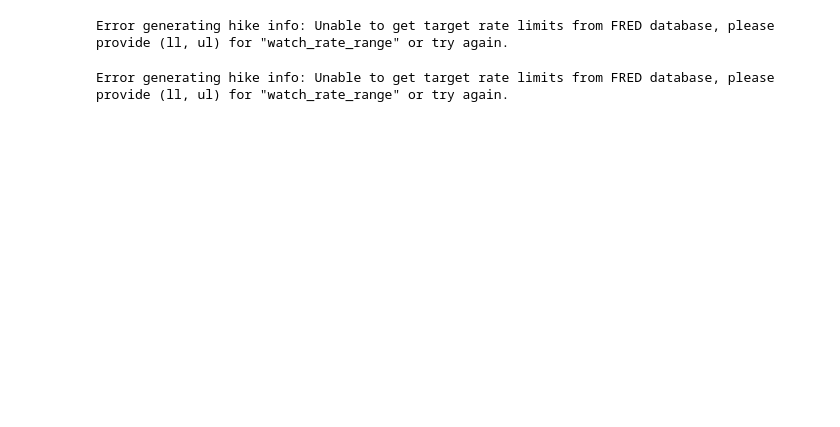
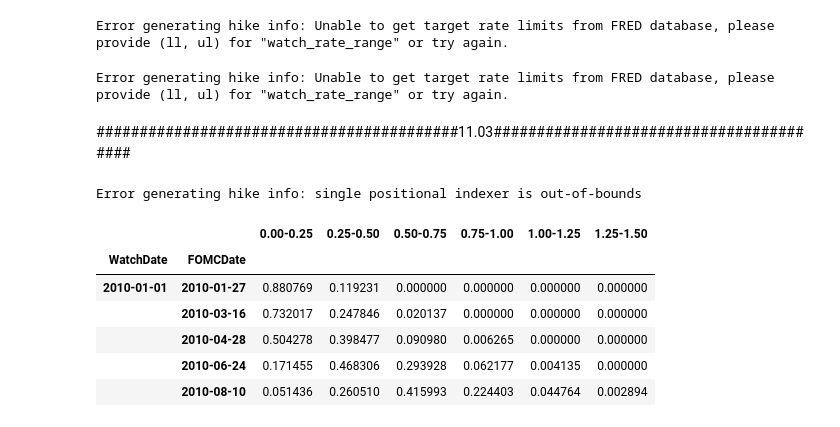
Before and after one commit to baksben/pyfedwatch, a Jupyter notebook: notebooks/Ben's_copy.ipynb, the cells around one changed output. Cells and saved outputs as stored; diff of their text form; code cells hidden in the pictures; blank space fills up the shorter version.

```diff
--- a/notebooks/Ben's_copy.ipynb
+++ b/notebooks/Ben's_copy.ipynb
@@ -777,12 +763,17 @@ pbar.close()  # Close the progress bar when the loop is finished
 # %% [output]
 Error generating hike info: Unable to get target rate limits from FRED database, please provide (ll, ul) for "watch_rate_range" or try again.
+# %% [markdown]
+##########################################11.03########################################
 # %%
 import pandas as pd
+
+# Assuming fw.fedwatch.FedWatch and other necessary modules are correctly imported and initialized elsewhere in your code.
 
 # Initialize variables
 watch_date = '1990-01-01'
 three_months_5 = pd.DataFrame()  # DataFrame to hold aggregated results
 continue_loop = True
+
 while continue_loop:
     # Initialize FedWatch with the current watch_date
     fedwatch = fw.fedwatch.FedWatch(watch_date=watch_date,
@@ -802,13 +793,32 @@ while continue_loop:
     # Check if the DataFrame is not empty
     if not current_batch_df.empty:
         # Append the current batch's results to the aggregated DataFrame
-        three_months_5 = pd.concat([three_months_5, current_batch_df])
+        three_months_5 = pd.concat([three_months_5, current_batch_df], ignore_index=True)
 
-        # Regardless of the number of dates fetched, proceed to increment watch_date by four months
+        # Increment watch_date by one day
         watch_date_dt = pd.to_datetime(watch_date)
-        next_month = (watch_date_dt + pd.DateOffset(months=1)).replace(day=1)
-        watch_date = (next_month + pd.DateOffset(months=1)).strftime('%Y-%m-%d')
+        next_day = (watch_date_dt + pd.DateOffset(days=1))
+        watch_date = (next_day + pd.DateOffset(days=1)).strftime('%Y-%m-%d')
 
     else:
         # If the current batch is empty, stop the loop
         continue_loop = False
+# %% [output]
+Error generating hike info: single positional indexer is out-of-bounds
+# %%
+# Calculate rate expectations
+fedwatch6 = fw.fedwatch.FedWatch(watch_date = '2010-01-01',
+                                fomc_dates = fomc_dates_2,
+                                num_upcoming = 5,
+                                user_func = read_price_history,
+                                path = r'C:\Users\Asus\Documents\GitHub\pyfedwatch\data\contracts')
+t6 = fedwatch6.generate_hike_info(rate_cols=True)
+t6
+# %% [output]
+|  |  | 0.00-0.25 | 0.25-0.50 | 0.50-0.75 | 0.75-1.00 | 1.00-1.25 | 1.25-1.50 |
+| WatchDate | FOMCDate |  |  |  |  |  |  |
+| 2010-01-01 | 2010-01-27 | 0.880769 | 0.119231 | 0.000000 | 0.000000 | 0.000000 | 0.000000 |
+|  | 2010-03-16 | 0.732017 | 0.247846 | 0.020137 | 0.000000 | 0.000000 | 0.000000 |
+|  | 2010-04-28 | 0.504278 | 0.398477 | 0.090980 | 0.006265 | 0.000000 | 0.000000 |
+|  | 2010-06-24 | 0.171455 | 0.468306 | 0.293928 | 0.062177 | 0.004135 | 0.000000 |
+|  | 2010-08-10 | 0.051436 | 0.260510 | 0.415993 | 0.224403 | 0.044764 | 0.002894 |
```
Also changed, not shown: parts of 6 cells of this notebook, 1 other file.
